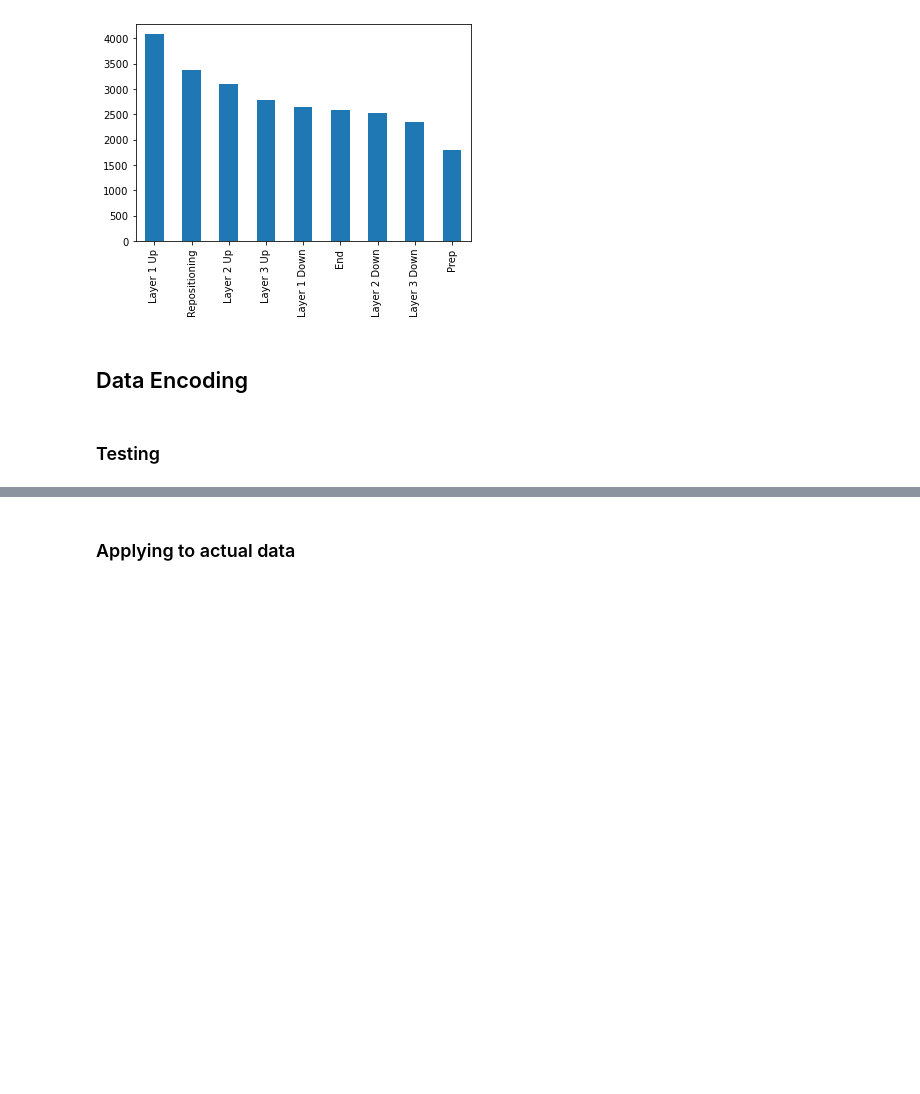
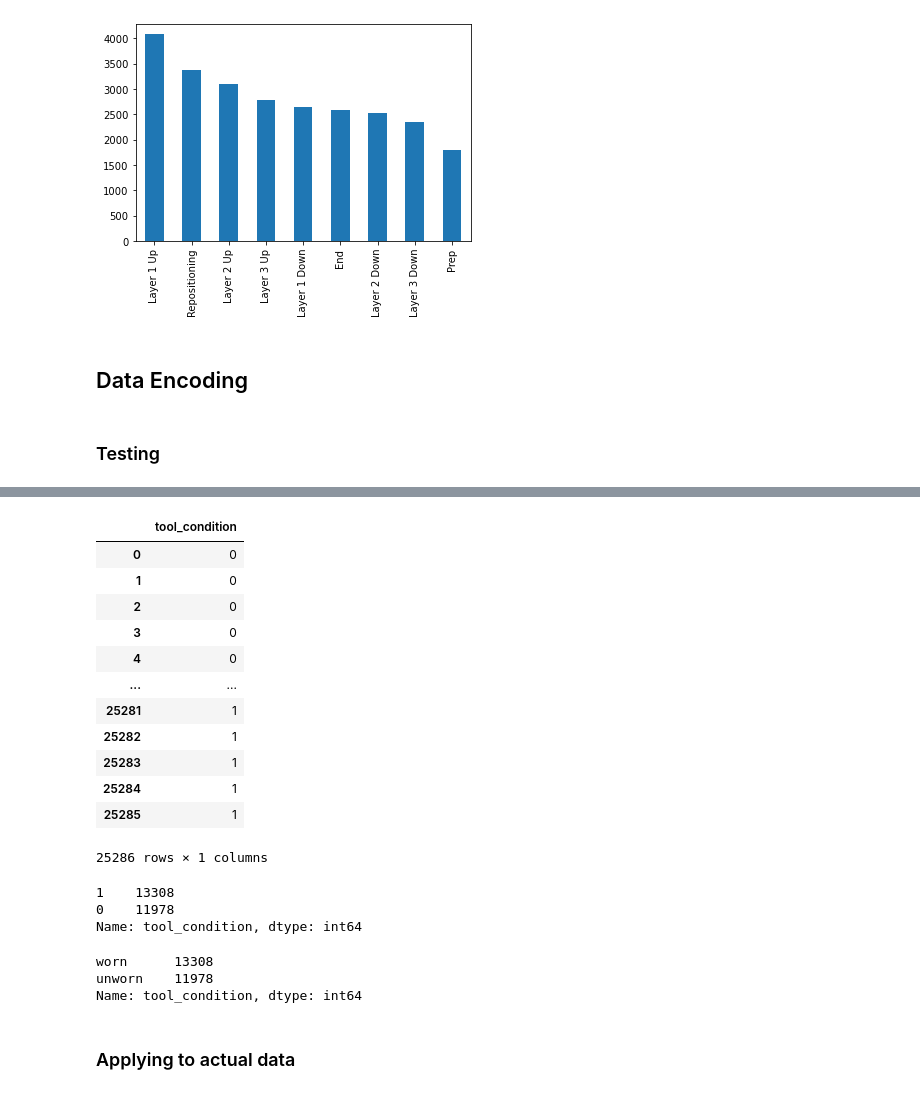
Before and after one commit to ie-ai-class/ai-2564-1, a Jupyter notebook: Topic 02 - Classification/T14_Perceptron_CNC.ipynb, the cells around one changed output, grey strips where cells are left out. Cells and saved outputs as stored; diff of their text form; code cells hidden in the pictures; blank space fills up the shorter version.

```diff
--- a/Topic 02 - Classification/T14_Perceptron_CNC.ipynb
+++ b/Topic 02 - Classification/T14_Perceptron_CNC.ipynb
@@ -265,2 +299,32 @@ Name: tool_condition, Length: 25286, dtype: int32
+# %%
+le = LabelEncoder()
+le.fit(df['tool_condition'])
+temp['tool_condition'] = le.transform(temp['tool_condition'])
+display(temp)
+temp['tool_condition'].value_counts()
+# %% [output]
+|  | tool_condition |
+| 0 | 0 |
+| 1 | 0 |
+| 2 | 0 |
+| 3 | 0 |
+| 4 | 0 |
+| ... | ... |
+| 25281 | 1 |
+| 25282 | 1 |
+| 25283 | 1 |
+| 25284 | 1 |
+| 25285 | 1 |
+25286 rows × 1 columns
+1    13308
+0    11978
+Name: tool_condition, dtype: int64
+# %%
+temp['tool_condition'] = le.inverse_transform(temp['tool_condition'])
+temp['tool_condition'].value_counts()
+# %% [output]
+worn      13308
+unworn    11978
+Name: tool_condition, dtype: int64
 # %% [markdown]
 ### Applying to actual data
```
Also changed, not shown: parts of 35 cells of this notebook.
